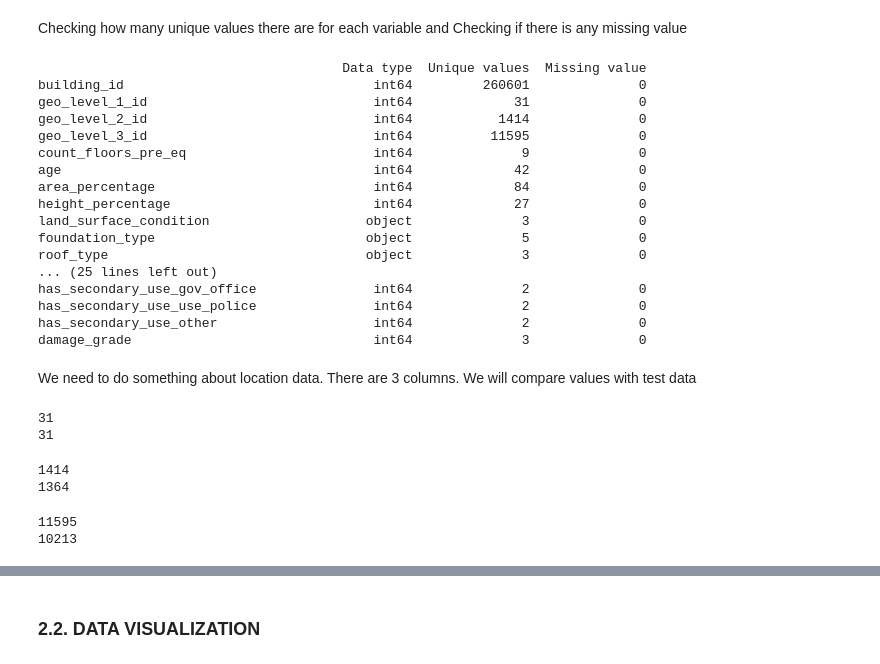
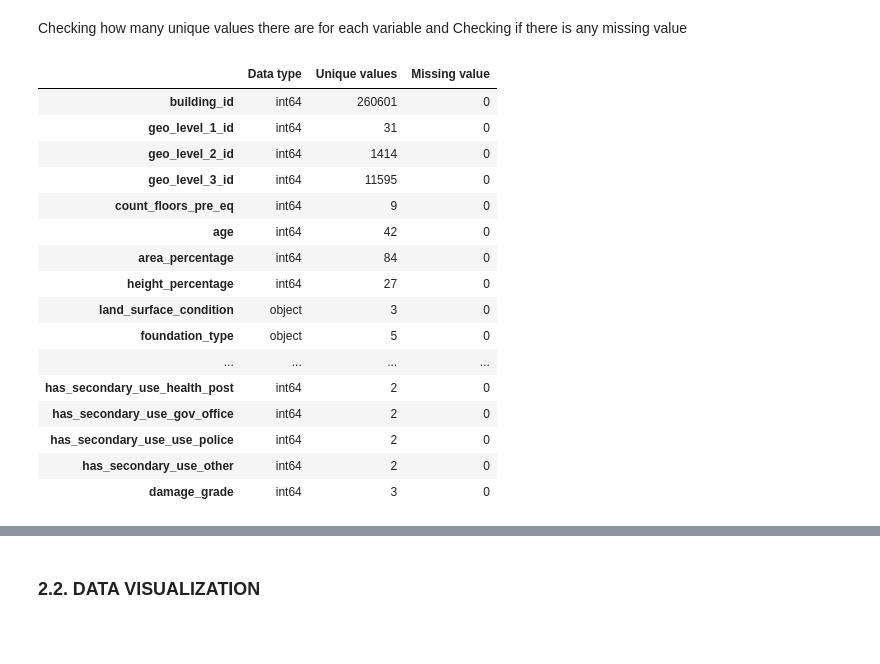
Before and after one commit to Cars-10/AIQuake, a Jupyter notebook: src/new_notebook.ipynb, the cells around one changed output, grey strips where cells are left out. Drawn from its saved outputs; the diff is of its cells as text; code cells hidden in the pictures; blank space fills up the shorter version.

```diff
--- a/src/new_notebook.ipynb
+++ b/src/new_notebook.ipynb
@@ -58,49 +57,23 @@ train_data_full.describe()
 # %% [markdown]
 Checking how many unique values there are for each variable and Checking if there is any missing value
-# %%
-train_summary = pd.DataFrame({
-    "Data type": train_data_full.dtypes,
-    "Unique values": train_data_full.nunique(),
-    "Missing value": train_data_full.isnull().sum()
-})
-print(train_summary)
-# %% [output]
-                                       Data type  Unique values  Missing value
-building_id                                int64         260601              0
-geo_level_1_id                             int64             31              0
-geo_level_2_id                             int64           1414              0
-geo_level_3_id                             int64          11595              0
-count_floors_pre_eq                        int64              9              0
-age                                        int64             42              0
-area_percentage                            int64             84              0
-height_percentage                          int64             27              0
-land_surface_condition                    object              3              0
-foundation_type                           object              5              0
-roof_type                                 object              3              0
-... (25 lines left out)
-has_secondary_use_gov_office               int64              2              0
-has_secondary_use_use_police               int64              2              0
-has_secondary_use_other                    int64              2              0
-damage_grade                               int64              3              0
-# %% [markdown]
-We need to do something about location data. There are 3 columns. We will compare values with test data
-# %%
-print(df_train['geo_level_1_id'].nunique())
-print(df_test['geo_level_1_id'].nunique())
-# %% [output]
-31
-31
-# %%
-print(df_train['geo_level_2_id'].nunique())
-print(df_test['geo_level_2_id'].nunique())
-# we have "50" location numbers in the train set that are not in the test set
-# %% [output]
-1414
-1364
-# %%
-print(df_train['geo_level_3_id'].nunique())
-print(df_test['geo_level_3_id'].nunique())
-# we have "1380" location numbers in the train set that are not in the test set
-# %% [output]
-11595
-10213
+# %%
+import summarizer as sum
+sum.summarize_dataframe(train_data_full)
+# %% [output]
+|  | Data type | Unique values | Missing value |
+| building_id | int64 | 260601 | 0 |
+| geo_level_1_id | int64 | 31 | 0 |
+| geo_level_2_id | int64 | 1414 | 0 |
+| geo_level_3_id | int64 | 11595 | 0 |
+| count_floors_pre_eq | int64 | 9 | 0 |
+| age | int64 | 42 | 0 |
+| area_percentage | int64 | 84 | 0 |
+| height_percentage | int64 | 27 | 0 |
+| land_surface_condition | object | 3 | 0 |
+| foundation_type | object | 5 | 0 |
+| ... | ... | ... | ... |
+| has_secondary_use_health_post | int64 | 2 | 0 |
+| has_secondary_use_gov_office | int64 | 2 | 0 |
+| has_secondary_use_use_police | int64 | 2 | 0 |
+| has_secondary_use_other | int64 | 2 | 0 |
+| damage_grade | int64 | 3 | 0 |
```
Also changed, not shown: parts of 21 cells of this notebook, 12 other files.
